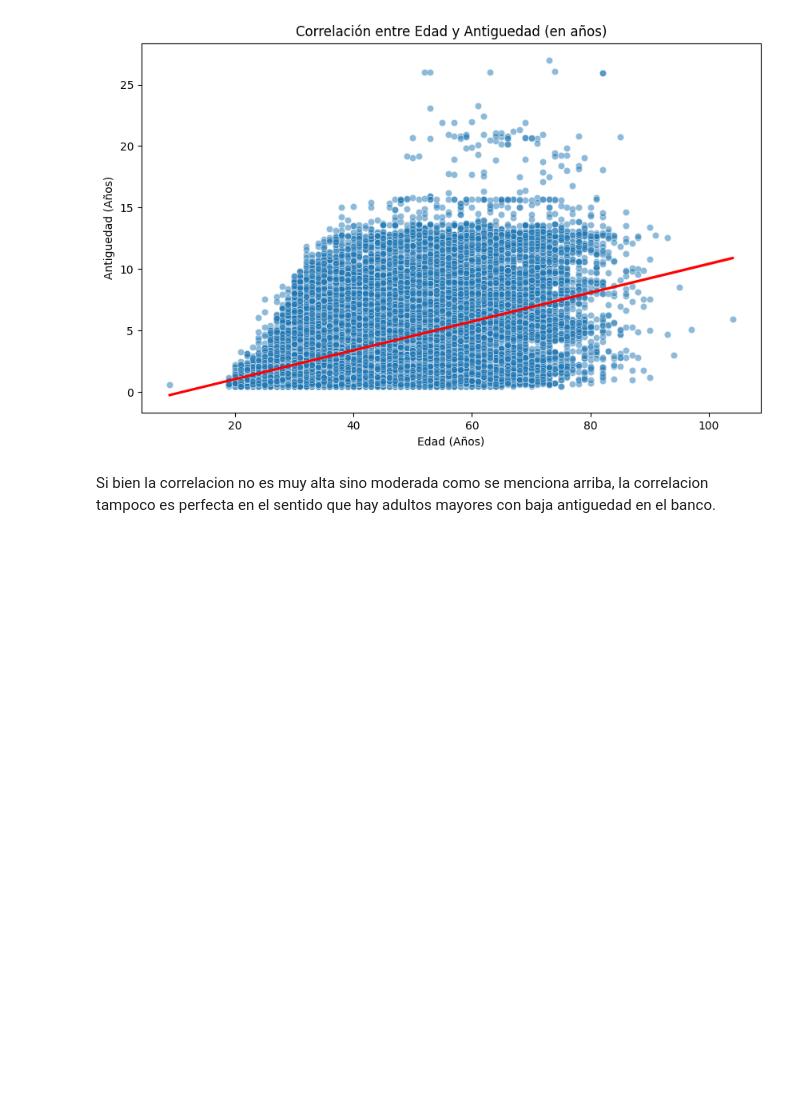
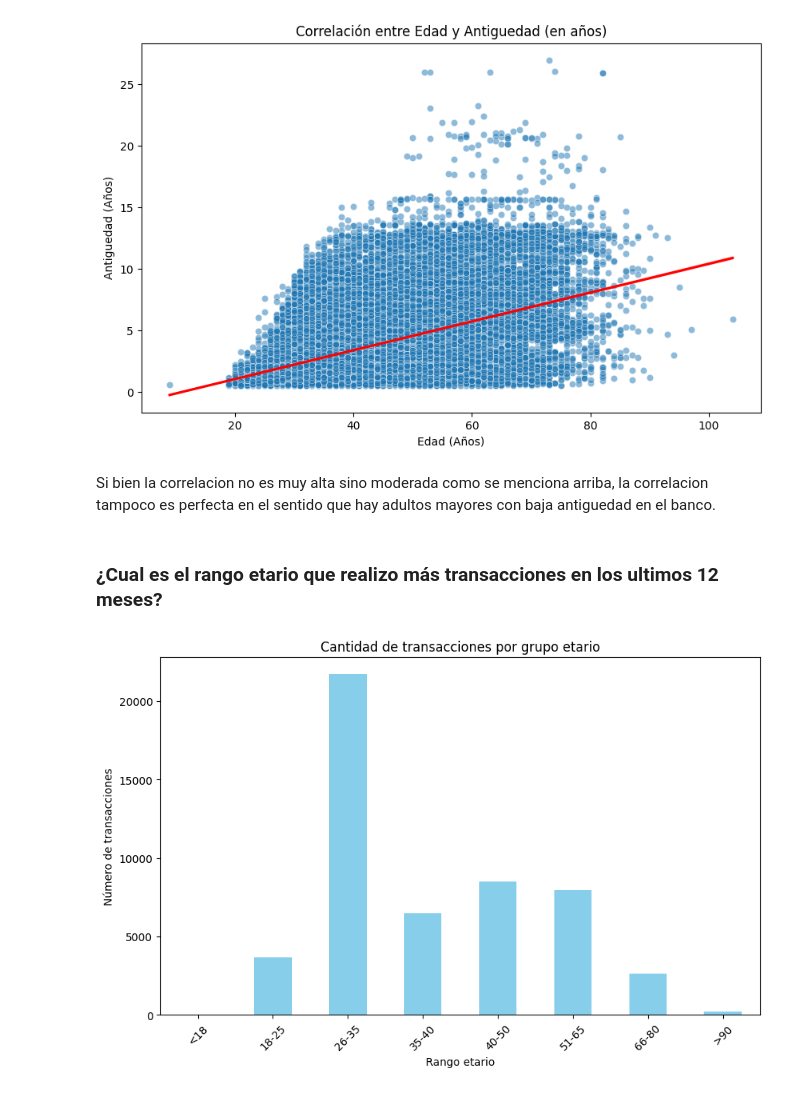
Before and after one commit to GodDoesNotPlayDice/ET-ML, a Jupyter notebook: ET1.ipynb, the cells around one changed output. Cells and saved outputs as stored; diff of their text form; code cells hidden in the pictures; blank space fills up the shorter version.

```diff
--- a/ET1.ipynb
+++ b/ET1.ipynb
@@ -461,3 +563,21 @@ plt.show()
 [figure]
 # %% [markdown]
 Si bien la correlacion no es muy alta sino moderada como se menciona arriba, la correlacion tampoco es perfecta en el sentido que hay adultos mayores con baja antiguedad en el banco.
+# %% [markdown]
+### ¿Cual es el rango etario que realizo más transacciones en los ultimos 12 meses?
+# %%
+edades = [9, 18, 25, 35, 40, 50, 65, 80, 105]
+rango = ['<18', '18-25', '26-35', '35-40', '40-50', '51-65', '66-80', '>90']
+df['rango_etario'] = pd.cut(df['Edad'], bins=edades, labels=rango, right=False)
+
+transacciones_por_grupo = df.groupby('rango_etario')['Txs_T12'].count()
+
+plt.figure(figsize=(10, 6))
+transacciones_por_grupo.plot(kind='bar', color='skyblue')
+plt.title('Cantidad de transacciones por grupo etario')
+plt.xlabel('Rango etario')
+plt.ylabel('Número de transacciones')
+plt.xticks(rotation=45)
+plt.show()
+# %% [output]
+[figure, added]
```
Also changed, not shown: parts of 29 cells of this notebook.
